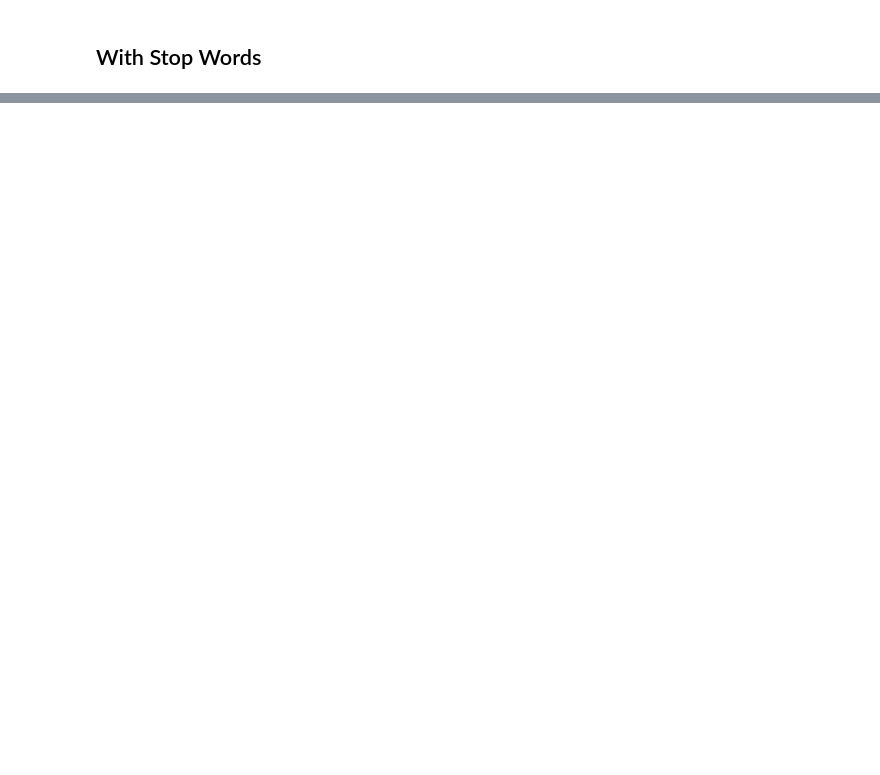
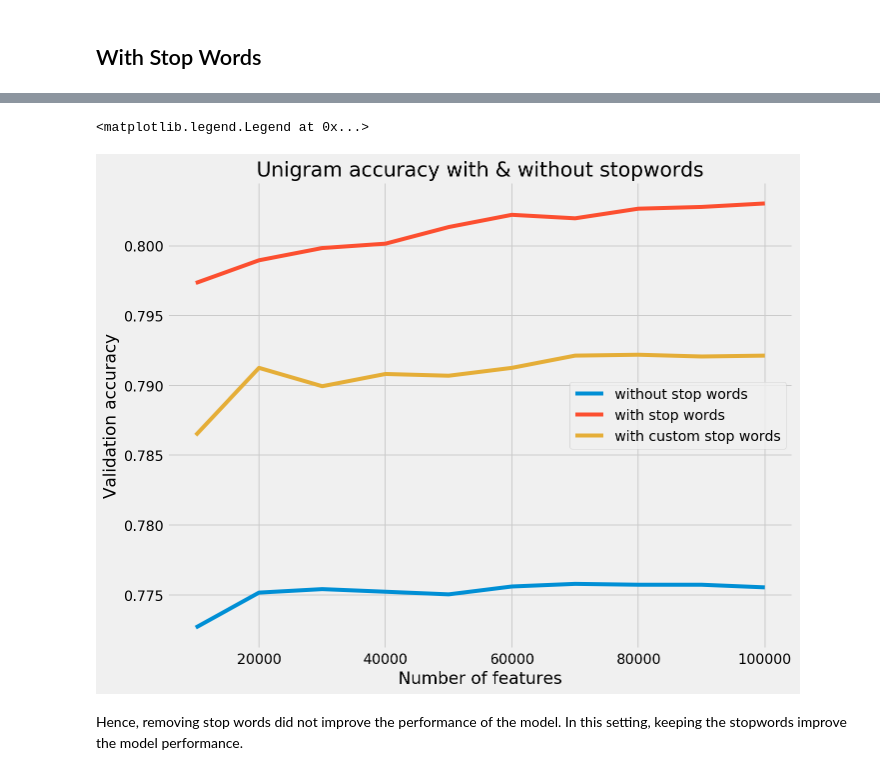
Before and after one commit to rkritika1508/Sentiment-Analysis, a Jupyter notebook: Fourth.ipynb, the cells around one changed output, grey strips where cells are left out. Drawn from its saved outputs; the diff is of its cells as text; code cells hidden in the pictures; blank space fills up the shorter version.

Commit message:
Trained unigram model. Model with stop words included resulted in the highest accuracy

```diff
--- a/Fourth.ipynb
+++ b/Fourth.ipynb
@@ -221,0 +222,3 @@ Wall time: 37min 10s
+# %%
+term_freq_df = pd.read_csv('term_freq_data.csv', index_col = 0)
+term_freq_df.head()
@@ -221,0 +261,4 @@ Wall time: 37min 10s
+# %%
+a = frozenset(list(term_freq_df.sort_values(by='total', ascending=False).iloc[:10].index))
+b = text.ENGLISH_STOP_WORDS
+set(a).issubset(set(b))
@@ -221,0 +269,2 @@ Wall time: 37min 10s
+# %%
+my_stop_words = a
@@ -221,0 +275,4 @@ Wall time: 37min 10s
+# %%
+%%time
+print("RESULT FOR UNIGRAM WITHOUT CUSTOM STOP WORDS\n")
+feature_result_wocw = nfeature_accuracy_checker(stop_words = my_stop_words)
@@ -221,0 +305,17 @@ Wall time: 37min 10s
+# %%
+feature_plot_ug = pd.DataFrame(feature_result_unigram, columns = ['nfeatures', 'validation_accuracy', 'train_test_time'])
+feature_plot_wstop = pd.DataFrame(feature_result_unigram_stop, columns=['nfeatures', 'validation_accuracy', 'train_test_time'])
+feature_plot_stopcw = pd.DataFrame(feature_result_wocw, columns = ['nfeatures', 'validation_accuracy', 'train_test_time'])
+plt.figure(figsize=(10, 8))
+plt.plot(feature_plot_ug.nfeatures, feature_plot_ug.validation_accuracy, label='without stop words')
+plt.plot(feature_plot_wstop.nfeatures, feature_plot_wstop.validation_accuracy, label='with stop words')
+plt.plot(feature_plot_stopcw.nfeatures, feature_plot_stopcw.validation_accuracy, label='with custom stop words')
+plt.title('Unigram accuracy with & without stopwords')
+plt.xlabel('Number of features')
+plt.ylabel('Validation accuracy')
+plt.legend()
+# %% [output]
+<matplotlib.legend.Legend at 0x...>
+[figure, added]
+# %% [markdown]
+Hence, removing stop words did not improve the performance of the model. In this setting, keeping the stopwords improve the model performance.
```
Also changed, not shown: parts of 11 cells of this notebook.
